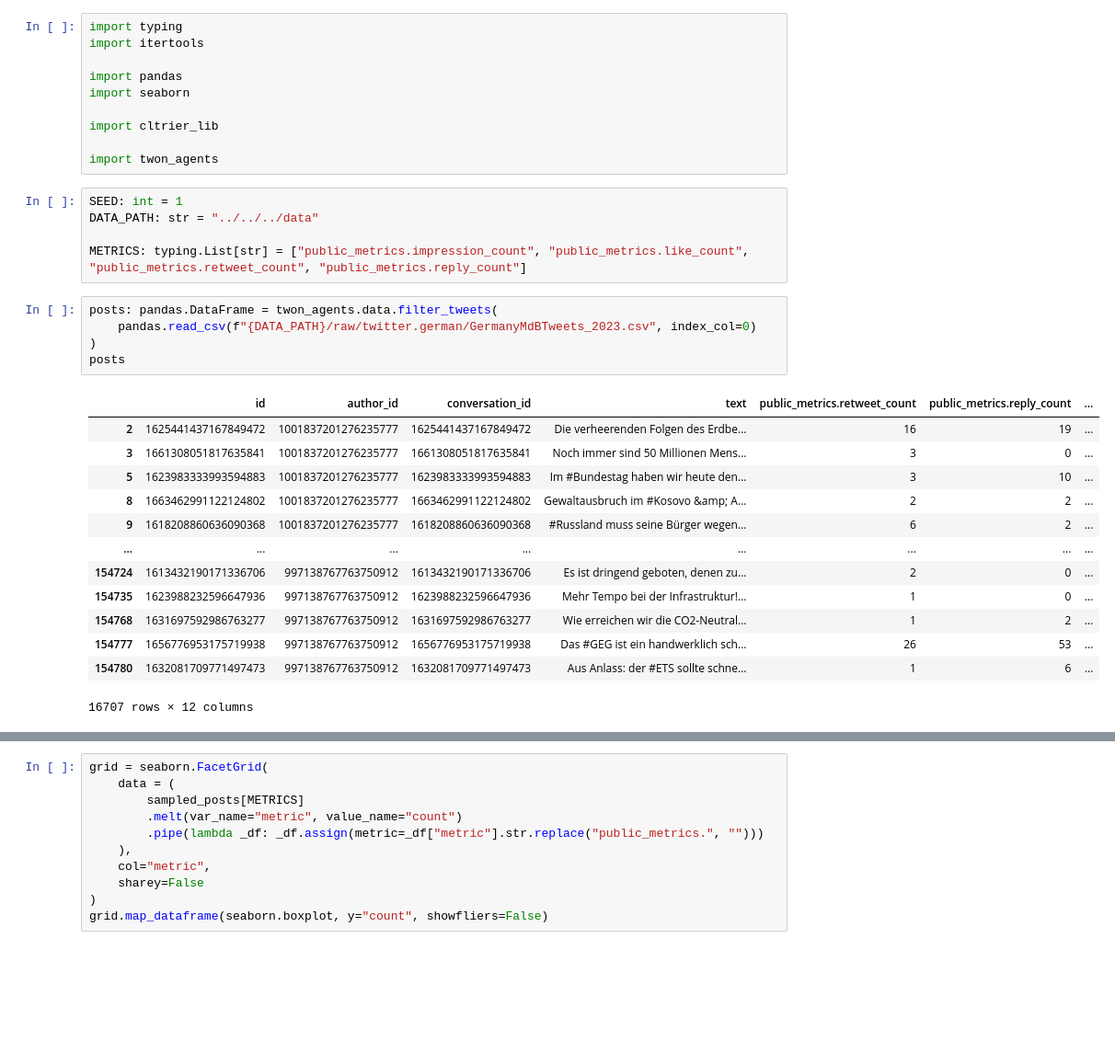
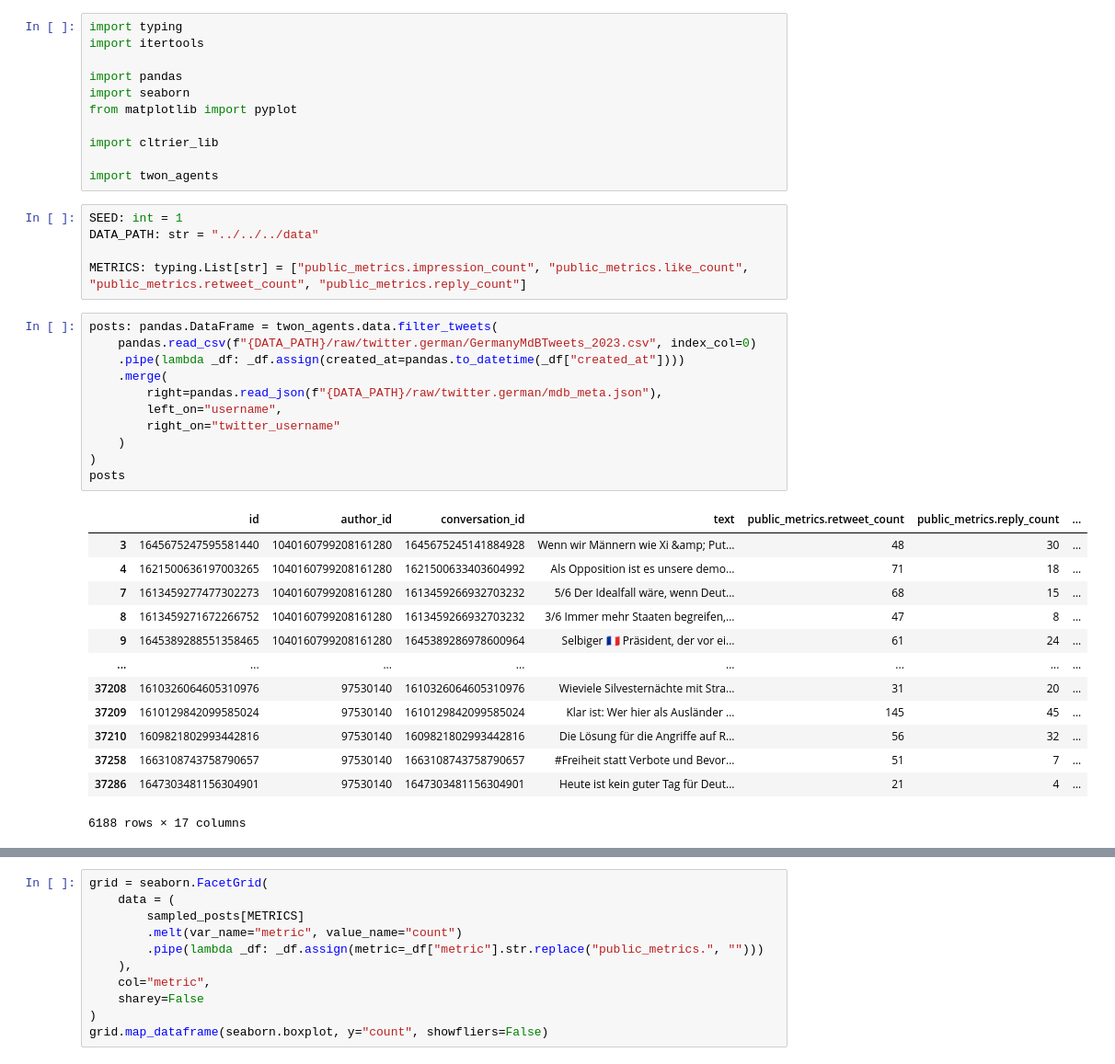
Before and after one commit to cl-trier/TWON-Agents, a Jupyter notebook: pipeline/preparation/de/02--Twitter-Germany-MdBTweets-Processing.ipynb, the cells around one changed output, grey strips where cells are left out. Shown at 92% size. Saved outputs shown, nothing was run; the diff lists cells and outputs as text; blank space fills up the shorter version.

```diff
--- a/pipeline/preparation/de/02--Twitter-Germany-MdBTweets-Processing.ipynb
+++ b/pipeline/preparation/de/02--Twitter-Germany-MdBTweets-Processing.ipynb
@@ -4,6 +4,7 @@ import itertools
 
 import pandas
 import seaborn
+from matplotlib import pyplot
 
 import cltrier_lib
 
@@ -16,19 +17,25 @@ METRICS: typing.List[str] = ["public_metrics.impression_count", "public_metrics.
 # %%
 posts: pandas.DataFrame = twon_agents.data.filter_tweets(
     pandas.read_csv(f"{DATA_PATH}/raw/twitter.german/GermanyMdBTweets_2023.csv", index_col=0)
+    .pipe(lambda _df: _df.assign(created_at=pandas.to_datetime(_df["created_at"])))
+    .merge(
+        right=pandas.read_json(f"{DATA_PATH}/raw/twitter.german/mdb_meta.json"),
+        left_on="username",
+        right_on="twitter_username"
+    )
 )
 posts
 # %% [output]
 |  | id | author_id | conversation_id | text | public_metrics.retweet_count | public_metrics.reply_count | ... |
-| 2 | 1625441437167849472 | 1001837201276235777 | 1625441437167849472 | Die verheerenden Folgen des Erdbe... | 16 | 19 | ... |
-| 3 | 1661308051817635841 | 1001837201276235777 | 1661308051817635841 | Noch immer sind 50 Millionen Mens... | 3 | 0 | ... |
-| 5 | 1623983333993594883 | 1001837201276235777 | 1623983333993594883 | Im #Bundestag haben wir heute den... | 3 | 10 | ... |
-| 8 | 1663462991122124802 | 1001837201276235777 | 1663462991122124802 | Gewaltausbruch im #Kosovo &amp; A... | 2 | 2 | ... |
-| 9 | 1618208860636090368 | 1001837201276235777 | 1618208860636090368 | #Russland muss seine Bürger wegen... | 6 | 2 | ... |
+| 3 | 1645675247595581440 | 1040160799208161280 | 1645675245141884928 | Wenn wir Männern wie Xi &amp; Put... | 48 | 30 | ... |
+| 4 | 1621500636197003265 | 1040160799208161280 | 1621500633403604992 | Als Opposition ist es unsere demo... | 71 | 18 | ... |
+| 7 | 1613459277477302273 | 1040160799208161280 | 1613459266932703232 | 5/6 Der Idealfall wäre, wenn Deut... | 68 | 15 | ... |
+| 8 | 1613459271672266752 | 1040160799208161280 | 1613459266932703232 | 3/6 Immer mehr Staaten begreifen,... | 47 | 8 | ... |
+| 9 | 1645389288551358465 | 1040160799208161280 | 1645389286978600964 | Selbiger 🇫🇷 Präsident, der vor ei... | 61 | 24 | ... |
 | ... | ... | ... | ... | ... | ... | ... | ... |
-| 154724 | 1613432190171336706 | 997138767763750912 | 1613432190171336706 | Es ist dringend geboten, denen zu... | 2 | 0 | ... |
-| 154735 | 1623988232596647936 | 997138767763750912 | 1623988232596647936 | Mehr Tempo bei der Infrastruktur!... | 1 | 0 | ... |
-| 154768 | 1631697592986763277 | 997138767763750912 | 1631697592986763277 | Wie erreichen wir die CO2-Neutral... | 1 | 2 | ... |
-| 154777 | 1656776953175719938 | 997138767763750912 | 1656776953175719938 | Das #GEG ist ein handwerklich sch... | 26 | 53 | ... |
-| 154780 | 1632081709771497473 | 997138767763750912 | 1632081709771497473 | Aus Anlass: der #ETS sollte schne... | 1 | 6 | ... |
+| 37208 | 1610326064605310976 | 97530140 | 1610326064605310976 | Wieviele Silvesternächte mit Stra... | 31 | 20 | ... |
+| 37209 | 1610129842099585024 | 97530140 | 1610129842099585024 | Klar ist: Wer hier als Ausländer ... | 145 | 45 | ... |
+| 37210 | 1609821802993442816 | 97530140 | 1609821802993442816 | Die Lösung für die Angriffe auf R... | 56 | 32 | ... |
+| 37258 | 1663108743758790657 | 97530140 | 1663108743758790657 | #Freiheit statt Verbote und Bevor... | 51 | 7 | ... |
+| 37286 | 1647303481156304901 | 97530140 | 1647303481156304901 | Heute ist kein guter Tag für Deut... | 21 | 4 | ... |
-16707 rows × 12 columns
+6188 rows × 17 columns
```
Also changed, not shown: parts of 11 cells of this notebook, 13 other files.
